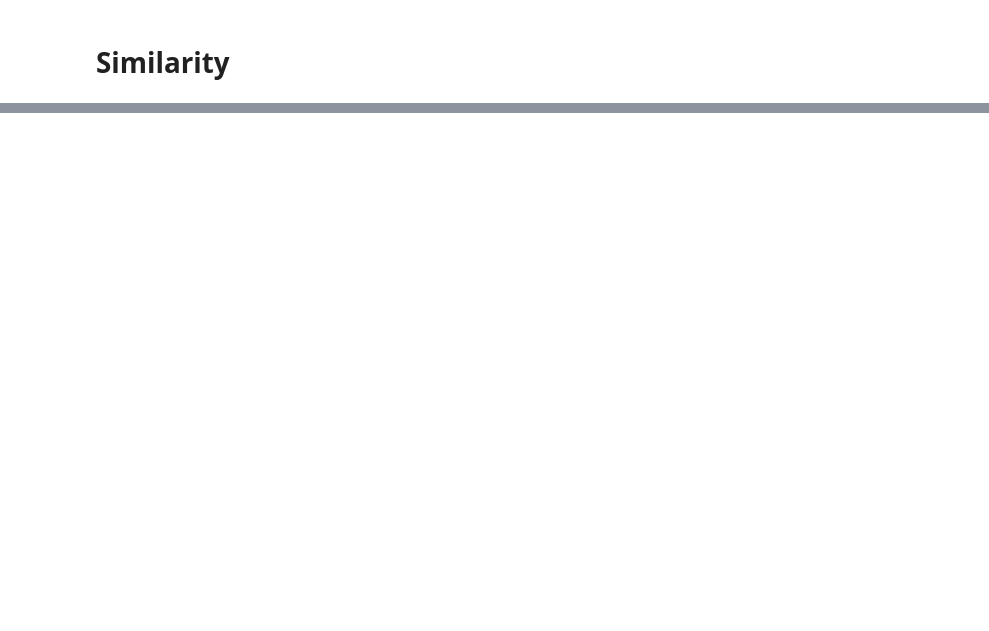
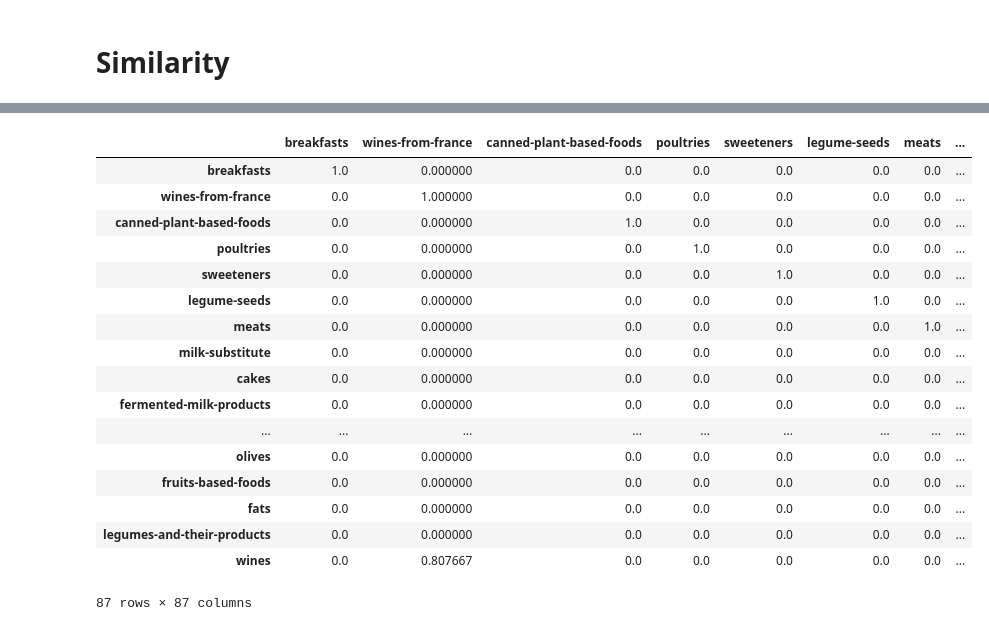
Before and after one commit to metterlein/evaluate_supervised, a Jupyter notebook: OpenFoodFactExample.ipynb, the cells around one changed output, grey strips where cells are left out. Cells and saved outputs as stored; diff of their text form; code cells hidden in the pictures; blank space fills up the shorter version.

```diff
--- a/OpenFoodFactExample.ipynb
+++ b/OpenFoodFactExample.ipynb
@@ -253,0 +443,21 @@ evaluation_metrics.get_summary(df_report, confusion, S)
+# %%
+S
+# %% [output]
+|  | breakfasts | wines-from-france | canned-plant-based-foods | poultries | sweeteners | legume-seeds | meats | ... |
+| breakfasts | 1.0 | 0.000000 | 0.0 | 0.0 | 0.0 | 0.0 | 0.0 | ... |
+| wines-from-france | 0.0 | 1.000000 | 0.0 | 0.0 | 0.0 | 0.0 | 0.0 | ... |
+| canned-plant-based-foods | 0.0 | 0.000000 | 1.0 | 0.0 | 0.0 | 0.0 | 0.0 | ... |
+| poultries | 0.0 | 0.000000 | 0.0 | 1.0 | 0.0 | 0.0 | 0.0 | ... |
+| sweeteners | 0.0 | 0.000000 | 0.0 | 0.0 | 1.0 | 0.0 | 0.0 | ... |
+| legume-seeds | 0.0 | 0.000000 | 0.0 | 0.0 | 0.0 | 1.0 | 0.0 | ... |
+| meats | 0.0 | 0.000000 | 0.0 | 0.0 | 0.0 | 0.0 | 1.0 | ... |
+| milk-substitute | 0.0 | 0.000000 | 0.0 | 0.0 | 0.0 | 0.0 | 0.0 | ... |
+| cakes | 0.0 | 0.000000 | 0.0 | 0.0 | 0.0 | 0.0 | 0.0 | ... |
+| fermented-milk-products | 0.0 | 0.000000 | 0.0 | 0.0 | 0.0 | 0.0 | 0.0 | ... |
+| ... | ... | ... | ... | ... | ... | ... | ... | ... |
+| olives | 0.0 | 0.000000 | 0.0 | 0.0 | 0.0 | 0.0 | 0.0 | ... |
+| fruits-based-foods | 0.0 | 0.000000 | 0.0 | 0.0 | 0.0 | 0.0 | 0.0 | ... |
+| fats | 0.0 | 0.000000 | 0.0 | 0.0 | 0.0 | 0.0 | 0.0 | ... |
+| legumes-and-their-products | 0.0 | 0.000000 | 0.0 | 0.0 | 0.0 | 0.0 | 0.0 | ... |
+| wines | 0.0 | 0.807667 | 0.0 | 0.0 | 0.0 | 0.0 | 0.0 | ... |
+87 rows × 87 columns
```
Also changed, not shown: parts of 53 cells of this notebook, 1 other file.
